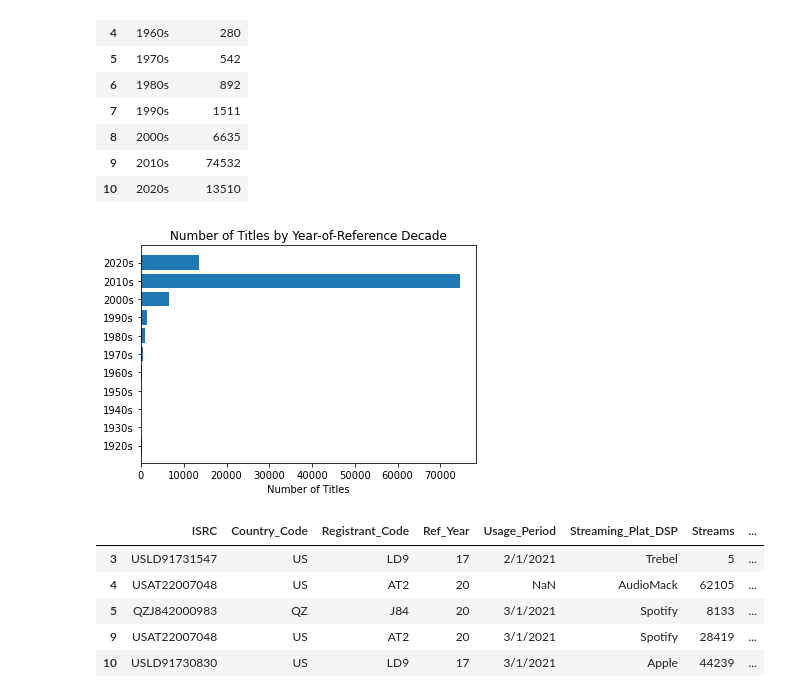
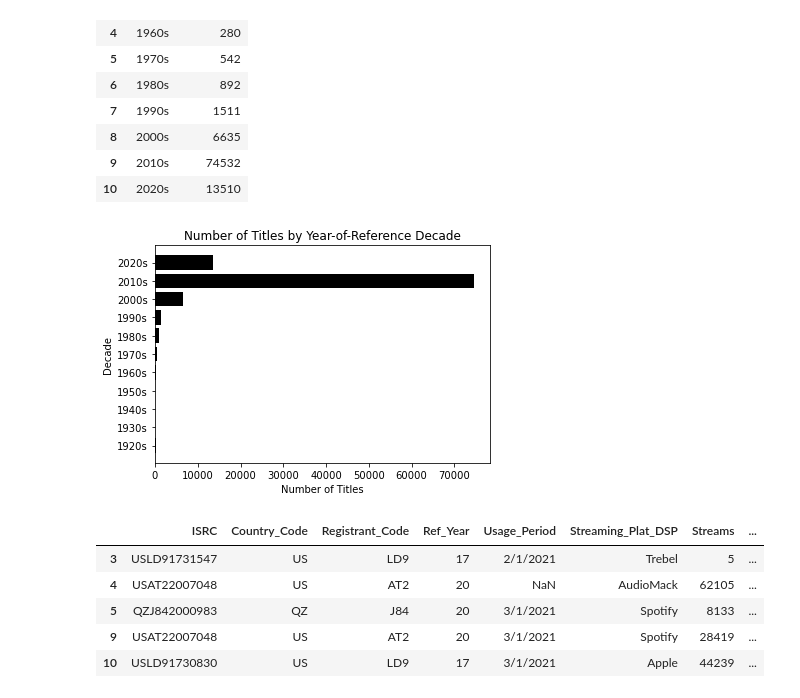
Before and after one commit to LJRollerII/mlc-project-napster, a Jupyter notebook: Notebooks/Napster_Final.ipynb, the cells around one changed output. Drawn from its saved outputs; the diff is of its cells as text; code cells hidden in the pictures.

Commit message:
Work on plots for presentation

```diff
--- a/Notebooks/Napster_Final.ipynb
+++ b/Notebooks/Napster_Final.ipynb
@@ -446,12 +446,16 @@ title_sum_by_decade.head(11)
 | 9 | 2010s | 74532 |
 | 10 | 2020s | 13510 |
 # %%
-plt.barh(title_sum_by_decade.decade, title_sum_by_decade.Sum_Titles)
-plt.xlabel('Number of Titles')
-plt.title('Number of Titles by Year-of-Reference Decade')
+plt.barh(title_sum_by_decade.decade, title_sum_by_decade.Sum_Titles,color='black')
+plt.xlabel('Number of Titles',color='black')
+plt.tick_params(axis='x', colors='black')
+plt.tick_params(axis='y', colors='black')
+plt.ylabel('Decade',color='black')
+plt.title('Number of Titles by Year-of-Reference Decade',color='black')
+plt.savefig('num_titles_by_ref_decade.png', transparent=False)
 plt.show()
 # %% [output]
-[figure, old version]
+[figure, new version]
 # %%
 #subset 2010s
 decade_2010s = napster_df[napster_df['decade'] == '2010s']
```
Also changed, not shown: parts of 12 cells of this notebook.
